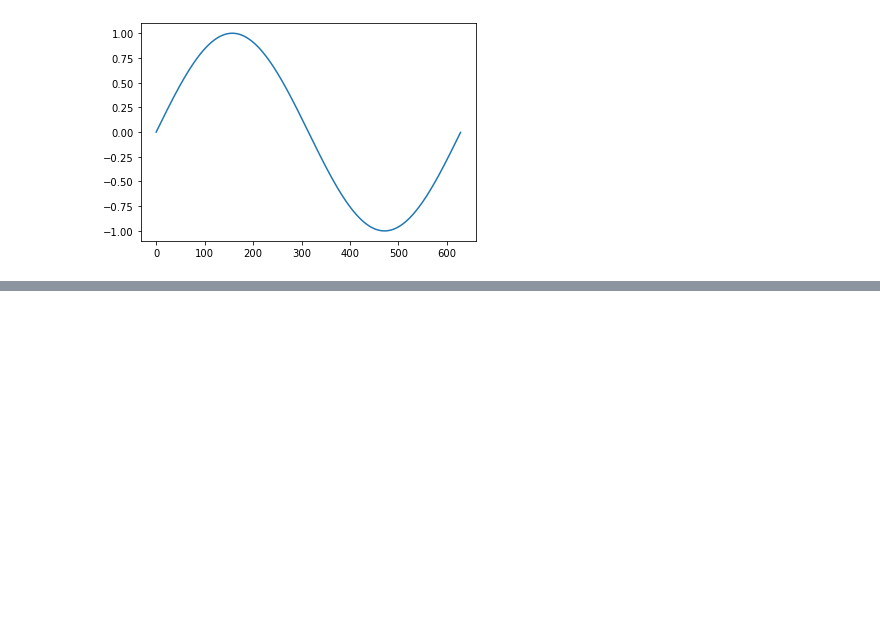
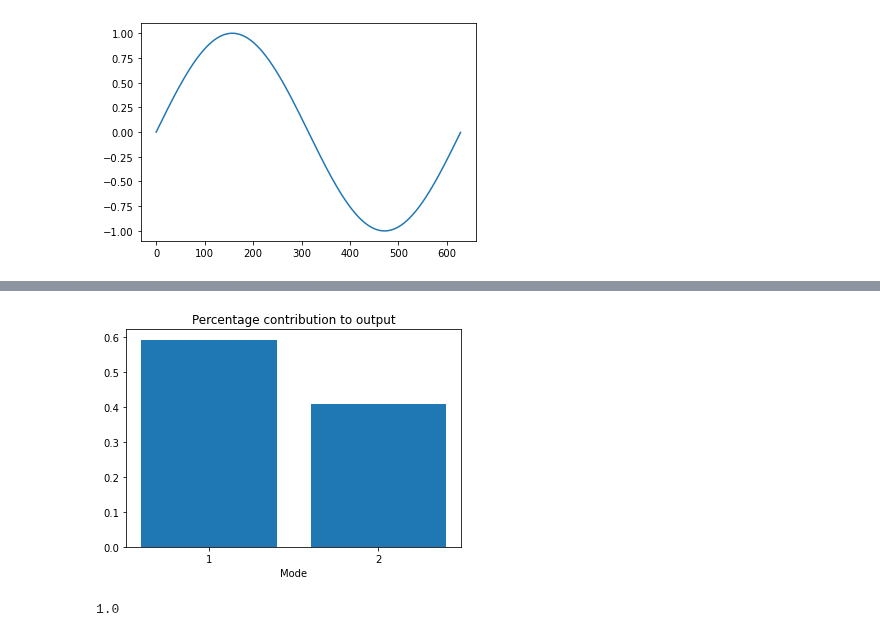
Before and after one commit to MagriLab/MD-CNN-AE, a Jupyter notebook: test.ipynb, the cells around one changed output, grey strips where cells are left out. Drawn from its saved outputs; the diff is of its cells as text; code cells hidden in the pictures; blank space fills up the shorter version.

```diff
--- a/test.ipynb
+++ b/test.ipynb
@@ -55,0 +73,15 @@ plt.show()
+# %%
+#============================ mse loss ============================================
+per_mode = np.mean(np.sum(modes_test,axis=(2,3,4))/np.sum(y_test,axis=(1,2,3)),axis=1) # contribution per mode, adds up to 1
+
+plt.figure()
+plt.bar(np.arange(latent_dim)+1,per_mode*100)
+plt.xticks(np.arange(latent_dim)+1)
+plt.xlabel("Mode")
+plt.title("Percentage contribution to output")
+plt.show()
+
+print(np.sum(per_mode)) # test, should be 1.0
+# %% [output]
+[figure, added]
+1.0
```
Also changed, not shown: parts of 6 cells of this notebook, 3 other files.
